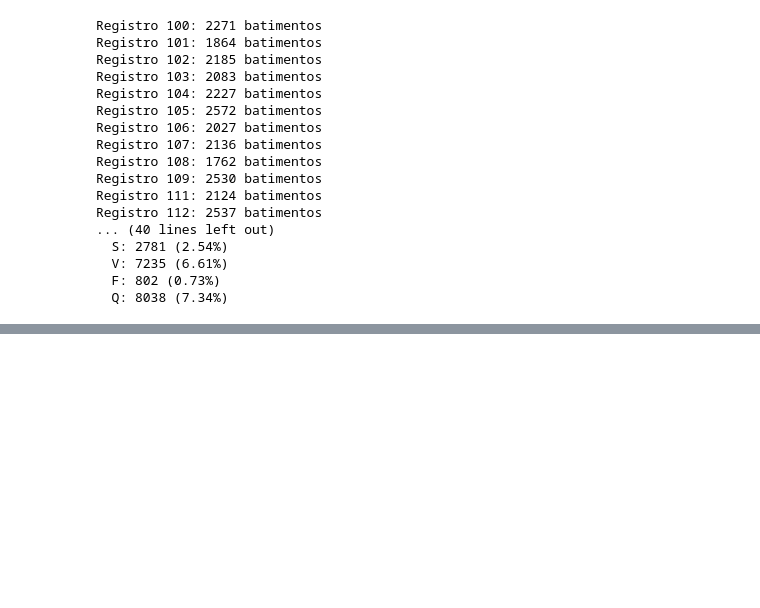
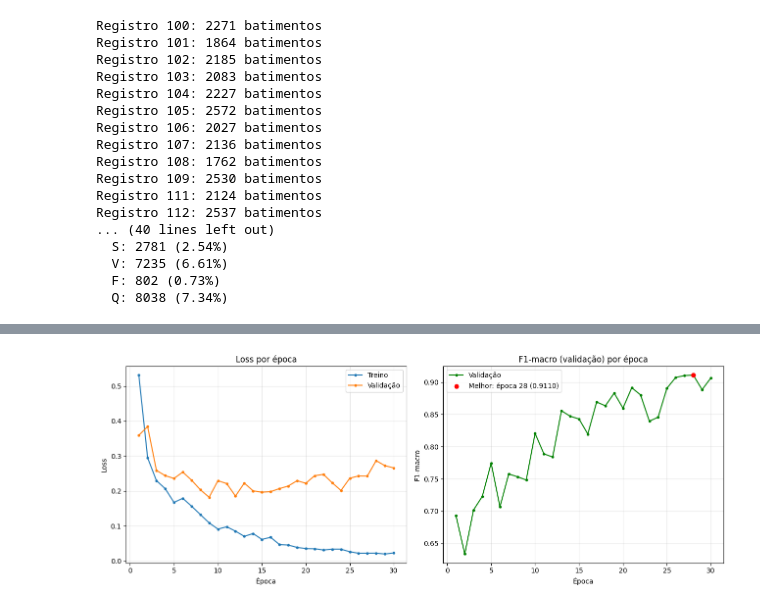
Before and after one commit to RafaelWhoa/project-cardia, a Jupyter notebook: project_cardia.ipynb, the cells around one changed output, grey strips where cells are left out. Drawn from its saved outputs; the diff is of its cells as text; code cells hidden in the pictures; blank space fills up the shorter version.

```diff
--- a/project_cardia.ipynb
+++ b/project_cardia.ipynb
@@ -100,0 +161,4 @@ Usando device: cpu
+# %%
+plot_training_history(history)
+# %% [output]
+[figure, added]
```
Also changed, not shown: parts of 7 cells of this notebook, 4 other files.
